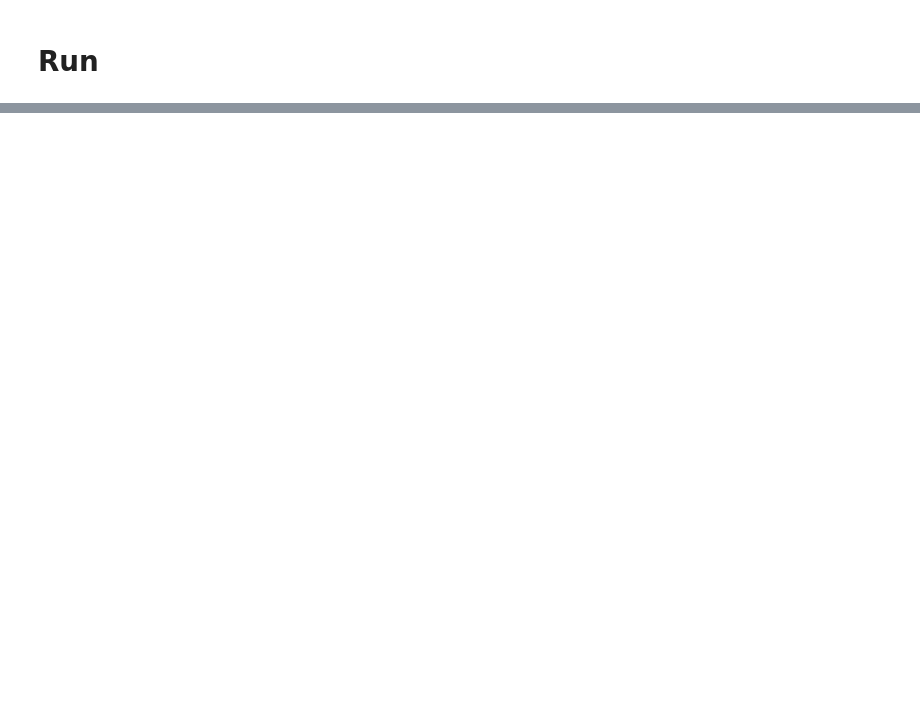
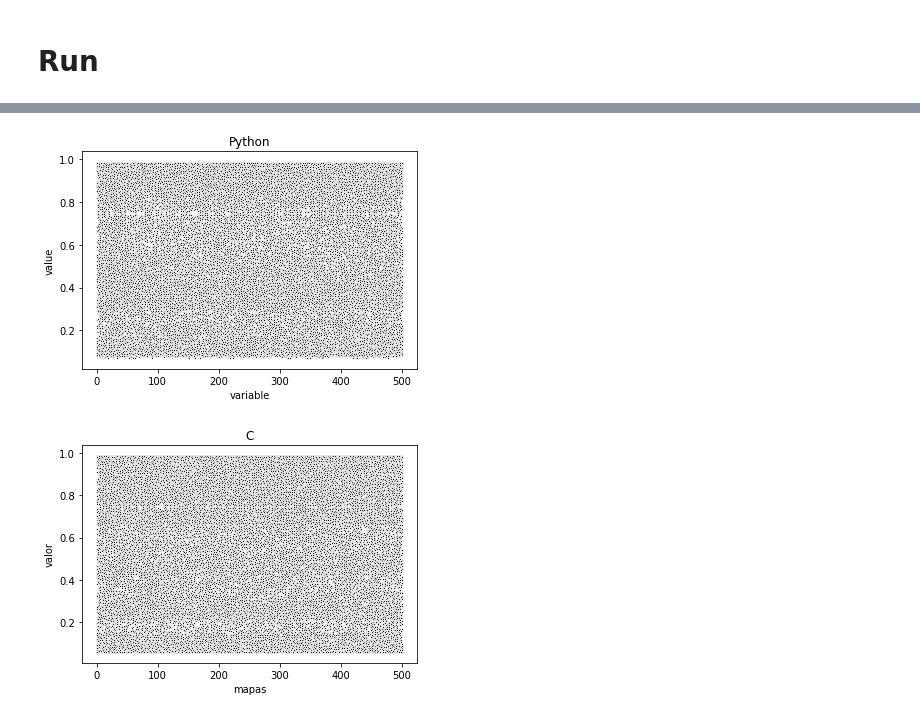
Before and after one commit to ConradBitt/logistico_global, a Jupyter notebook: logistic_global_coupling.ipynb, the cells around one changed output, grey strips where cells are left out. Cells and saved outputs as stored; diff of their text form; code cells hidden in the pictures; blank space fills up the shorter version.

```diff
--- a/logistic_global_coupling.ipynb
+++ b/logistic_global_coupling.ipynb
@@ -68,0 +129,4 @@ def plota(x, sigma):
+# %%
+meu_df = x_dataframe.melt()
+meu_df['variable'] = dado_patricio['mapas']
+meu_df
@@ -69 +147,15 @@ def plota(x, sigma):
+# %%
+plt.figure()
+sns.scatterplot(data = meu_df,
+               x='variable', y = 'value', color='black', s=3.5)
+plt.title('Python')
+
+plt.figure()
+sns.scatterplot(data = dado_patricio,
+               x='mapas', y = 'valor', color='black', s=3.5)
+plt.title('C')
+plt.show()
+# %% [output]
+[figure, added]
+[figure, added]
 # %%
```
Also changed, not shown: parts of 21 cells of this notebook, 3 other files.
